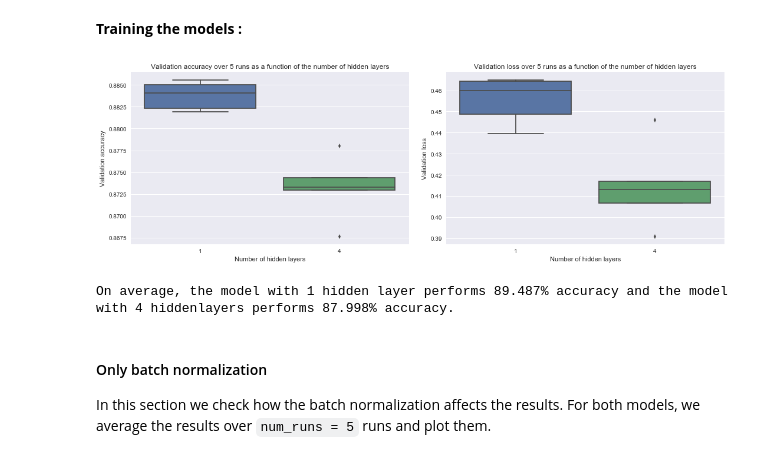
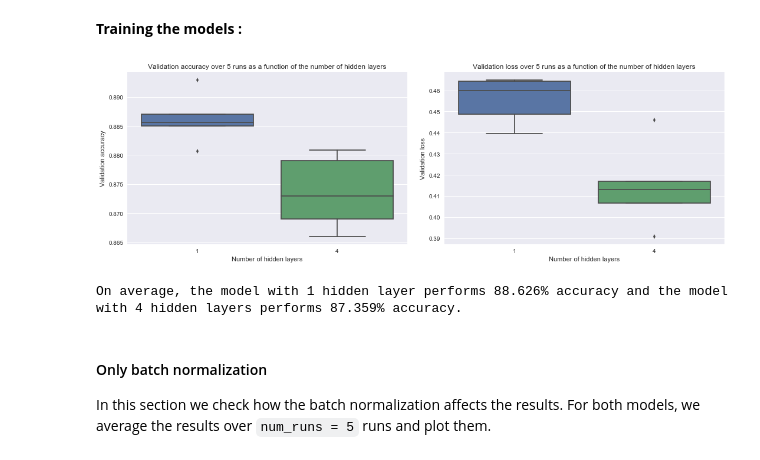
Before and after one commit to SSappy/ANN-Project-1, a Jupyter notebook: miniproject1.ipynb, the cells around one changed output. Cells and saved outputs as stored; diff of their text form; code cells hidden in the pictures.

```diff
--- a/miniproject1.ipynb
+++ b/miniproject1.ipynb
@@ -740,7 +753,10 @@ histories_acc = np.array(histories_acc)
 final_val_loss = histories_loss[:,:,-1]
 final_val_acc = histories_acc[:,:,-1]
 val_loss = np.min(histories_loss, axis=2)
-val_acc = np.take(histories_acc, np.argmin(histories_loss, axis=2))
+val_acc = []
+for (j, i) in enumerate(np.argmin(histories_loss, axis=2)):
+    val_acc.append(np.diag(np.take(histories_acc[j],i.tolist(), axis=1)).tolist())
+val_acc = np.array(val_acc)
 # %%
 fig, ax = plt.subplots(1, 2, figsize=(15,5))
 
@@ -1153,7 +1161,7 @@ def create_model4(bn=False, dropout=0, l1_rate=0, l2_rate=0):
     if bn:
         model4.add(BatchNormalization())
     if dropout > 0:
-        model1.add(Dropout(dropout))
+        model4.add(Dropout(dropout))
     model4.add(Dense(N_h_4,
                      activation='relu',
                      kernel_regularizer=reg,
@@ -1163,7 +1171,7 @@ def create_model4(bn=False, dropout=0, l1_rate=0, l2_rate=0):
     if bn:
         model4.add(BatchNormalization())
     if dropout > 0:
-        model1.add(Dropout(dropout))
+        model4.add(Dropout(dropout))
     model4.add(Dense(N_h_4,
                      activation='relu',
                      kernel_regularizer=reg,
@@ -1173,7 +1181,7 @@ def create_model4(bn=False, dropout=0, l1_rate=0, l2_rate=0):
     if bn:
         model4.add(BatchNormalization())
     if dropout > 0:
-        model1.add(Dropout(dropout))
+        model4.add(Dropout(dropout))
     model4.add(Dense(N_h_4,
                      activation='relu',
                      kernel_regularizer=reg,
@@ -1183,7 +1191,7 @@ def create_model4(bn=False, dropout=0, l1_rate=0, l2_rate=0):
     if bn:
         model4.add(BatchNormalization())
     if dropout > 0:
-        model1.add(Dropout(dropout))
+        model4.add(Dropout(dropout))
     model4.add(Dense(N_out, activation='softmax'))
 
     return model4
@@ -1232,56 +1240,64 @@ save_obj(histories4, 'ex6_baseline_histories4')
 # %%
 histories1 = load_obj('ex6_baseline_histories1')
 histories4 = load_obj('ex6_baseline_histories4')
 
-val_acc1_baseline = []
-val_acc4_baseline = []
-val_loss1_baseline = []
-val_loss4_baseline = []
+histories1_loss =[]
+histories1_acc =[]
+histories4_loss =[]
+histories4_acc =[]
 
 for i in range(len(histories1)):
-    val_acc1_baseline.append(histories1[i]['val_acc'])
-    val_loss1_baseline.append(histories1[i]['val_loss'])
+    histories1_acc.append(histories1[i]['val_acc'])
+    histories1_loss.append(histories1[i]['val_loss'])
 
-val_acc1_baseline = np.array(val_acc1_baseline)
-val_loss1_baseline = np.array(val_loss1_baseline)
+histories1_acc = np.array(histories1_acc)
+histories1_loss = np.array(histories1_loss)
 
 for i in range(len(histories1)):
-    val_acc4_baseline.append(histories4[i]['val_acc'])
-    val_loss4_baseline.append(histories4[i]['val_loss'])
+    histories4_acc.append(histories4[i]['val_acc'])
+    histories4_loss.append(histories4[i]['val_loss'])
 
+histories4_acc = np.array(histories4_acc)
+histories4_loss = np.array(histories4_loss)
+
+val_loss1_baseline = np.min(histories1_loss, axis=1)
+
+val_acc1_baseline = []
+for (j, i) in enumerate(np.argmin(histories1_loss, axis=1)):
+    val_acc1_baseline.append(histories1_acc[j][i])
+val_acc1_baseline = np.array(val_acc1_baseline)
+
+val_loss4_baseline = np.min(histories4_loss, axis=1)
+val_acc4_baseline = []
+for (j, i) in enumerate(np.argmin(histories4_loss, axis=1)):
+    val_acc4_baseline.append(histories4_acc[j][i])
 val_acc4_baseline = np.array(val_acc4_baseline)
-val_loss4_baseline = np.array(val_loss4_baseline)
-
-val_acc1_baseline = np.take(val_acc1_baseline, np.argmin(val_loss1_baseline, axis=1))
-val_loss1_baseline = np.min(val_loss1_baseline, axis=1)
-val_acc4_baseline = np.take(val_acc4_baseline, np.argmin(val_loss4_baseline, axis=1))
-val_loss4_baseline = np.min(val_loss4_baseline, axis=1)
 
 fig, ax = plt.subplots(1, 2, figsize=(15,5))
 
 sns.boxplot(data=[val_acc1_baseline.T, val_acc4_baseline.T], ax=ax[0])
 ax[0].set_title('Validation accuracy over 5 runs as a function of the number of hidden layers')
 ax[0].set_ylabel('Validation accuracy')
 ax[0].set_xlabel('Number of hidden layers')
 ax[0].set_xticklabels([1, 4], fontsize=10)
 
 sns.boxplot(data=[val_loss1_baseline.T, val_loss4_baseline.T], ax=ax[1])
 ax[1].set_title('Validation loss over 5 runs as a function of the number of hidden layers')
 ax[1].set_ylabel('Validation loss')
 ax[1].set_xlabel('Number of hidden layers')
 ax[1].set_xticklabels([1, 4], fontsize=10)
 
 plt.tight_layout()
 
 plt.show()
 # %% [output]
-[figure, old version]
+[figure, new version]
 # %%
-print('On average, the model with 1 hidden layer performs {0}% accuracy and the model with 4 hidden'
+print('On average, the model with 1 hidden layer performs {0}% accuracy and the model with 4 hidden '
       'layers performs {1}% accuracy.'
       .format(np.round(100*np.mean(val_acc1_baseline), 3), np.round(100*np.mean(val_acc4_baseline), 3)))
 # %% [output]
-On average, the model with 1 hidden layer performs 89.487% accuracy and the model with 4 hiddenlayers performs 87.998% accuracy.
+On average, the model with 1 hidden layer performs 88.626% accuracy and the model with 4 hidden layers performs 87.359% accuracy.
 # %% [markdown]
 #### Only batch normalization
 
```
Also changed, not shown: parts of 46 cells of this notebook.
